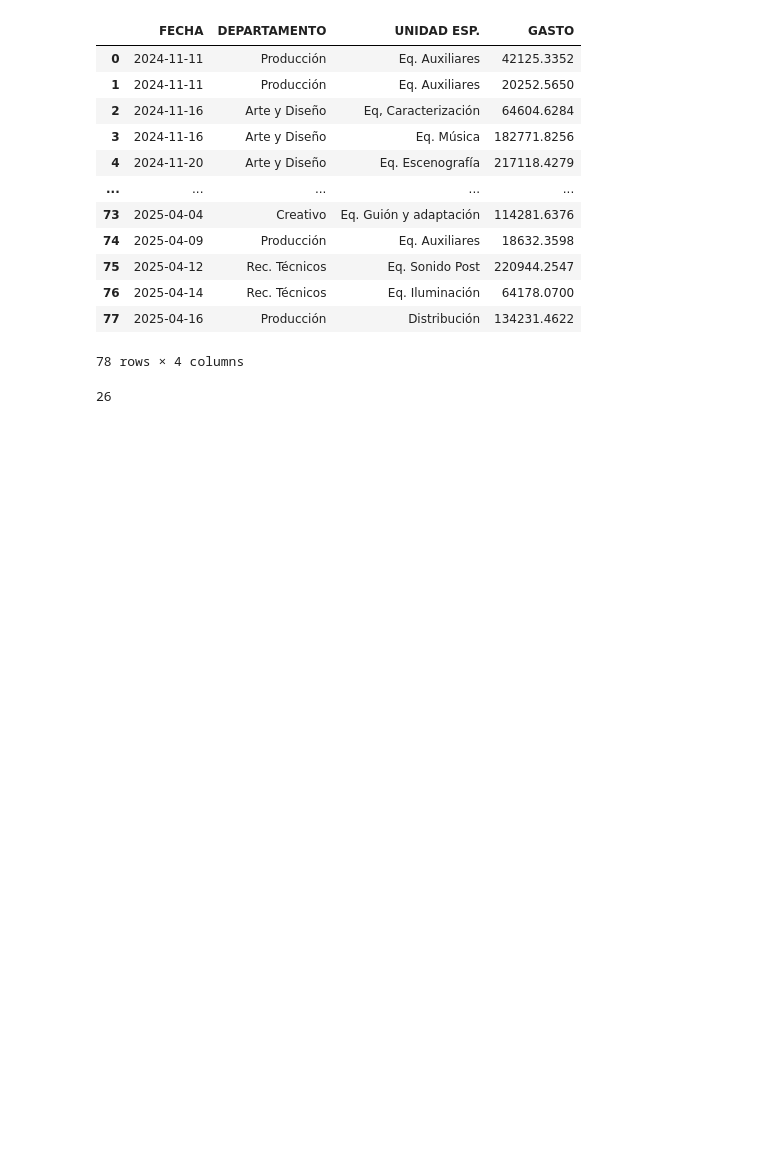
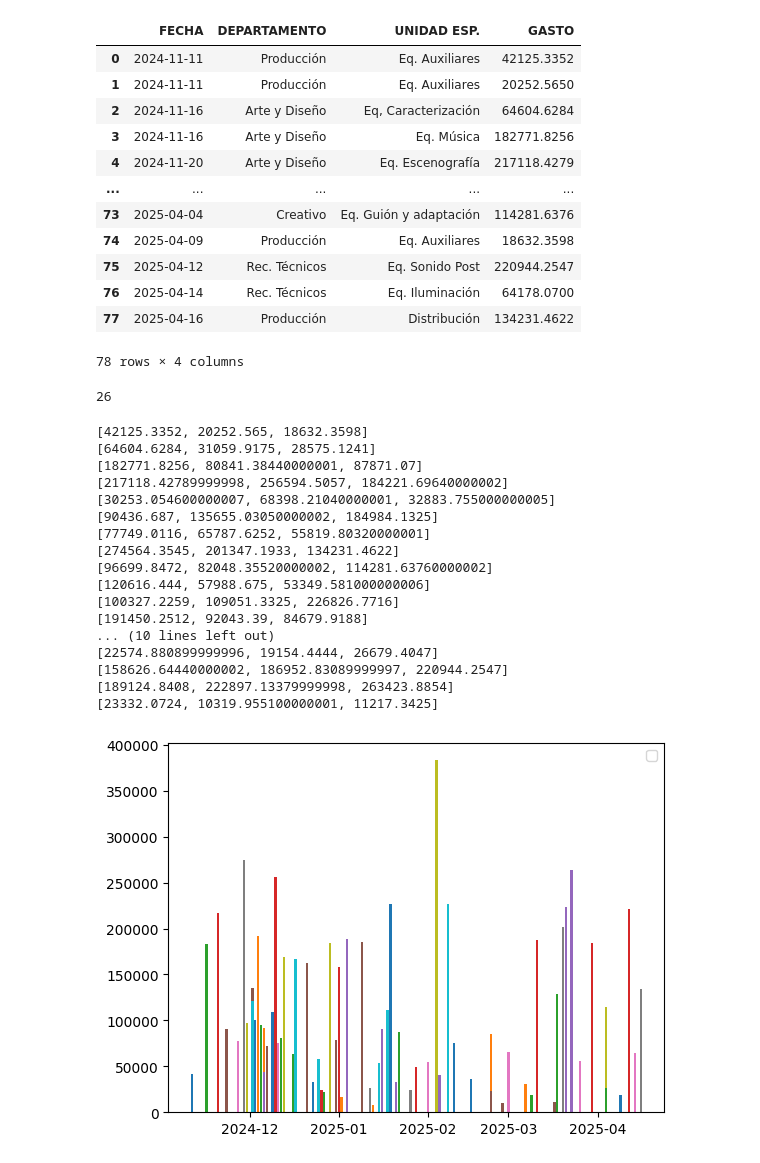
Before and after one commit to BertecM/Explore-proy, a Jupyter notebook: Exploracion.ipynb, the cells around one changed output. Saved outputs shown, nothing was run; the diff lists cells and outputs as text; code cells hidden in the pictures; blank space fills up the shorter version.

```diff
--- a/Exploracion.ipynb
+++ b/Exploracion.ipynb
@@ -25,6 +25,35 @@ otra
 len(list(otra["UNIDAD ESP."].unique()))
 # %% [output]
 26
+# %%
+departamentos = list(otra["UNIDAD ESP."].unique())
+
+for i in departamentos:
+    coso = list(otra.loc[otra["UNIDAD ESP."] == i, 'GASTO'])
+    fechas = list(otra.loc[otra["UNIDAD ESP."] == i, "FECHA"])
+    plt.bar(fechas,coso)
+    print(coso)
+plt.legend()
+plt.show()
+# %% [output]
+[42125.3352, 20252.565, 18632.3598]
+[64604.6284, 31059.9175, 28575.1241]
+[182771.8256, 80841.38440000001, 87871.07]
+[217118.42789999998, 256594.5057, 184221.69640000002]
+[30253.054600000007, 68398.21040000001, 32883.755000000005]
+[90436.687, 135655.03050000002, 184984.1325]
+[77749.0116, 65787.6252, 55819.80320000001]
+[274564.3545, 201347.1933, 134231.4622]
+[96699.8472, 82048.35520000002, 114281.63760000002]
+[120616.444, 57988.675, 53349.581000000006]
+[100327.2259, 109051.3325, 226826.7716]
+[191450.2512, 92043.39, 84679.9188]
+... (10 lines left out)
+[22574.880899999996, 19154.4444, 26679.4047]
+[158626.64440000002, 186952.83089999997, 220944.2547]
+[189124.8408, 222897.13379999998, 263423.8854]
+[23332.0724, 10319.955100000001, 11217.3425]
+[figure, added]
 # %%
 fig, axes = plt.subplots(4, 7, figsize=(12, 6))  # Crear figura con subgráficos
 departamentos = list(otra["UNIDAD ESP."].unique())
```
Also changed, not shown: parts of 2 cells of this notebook.
